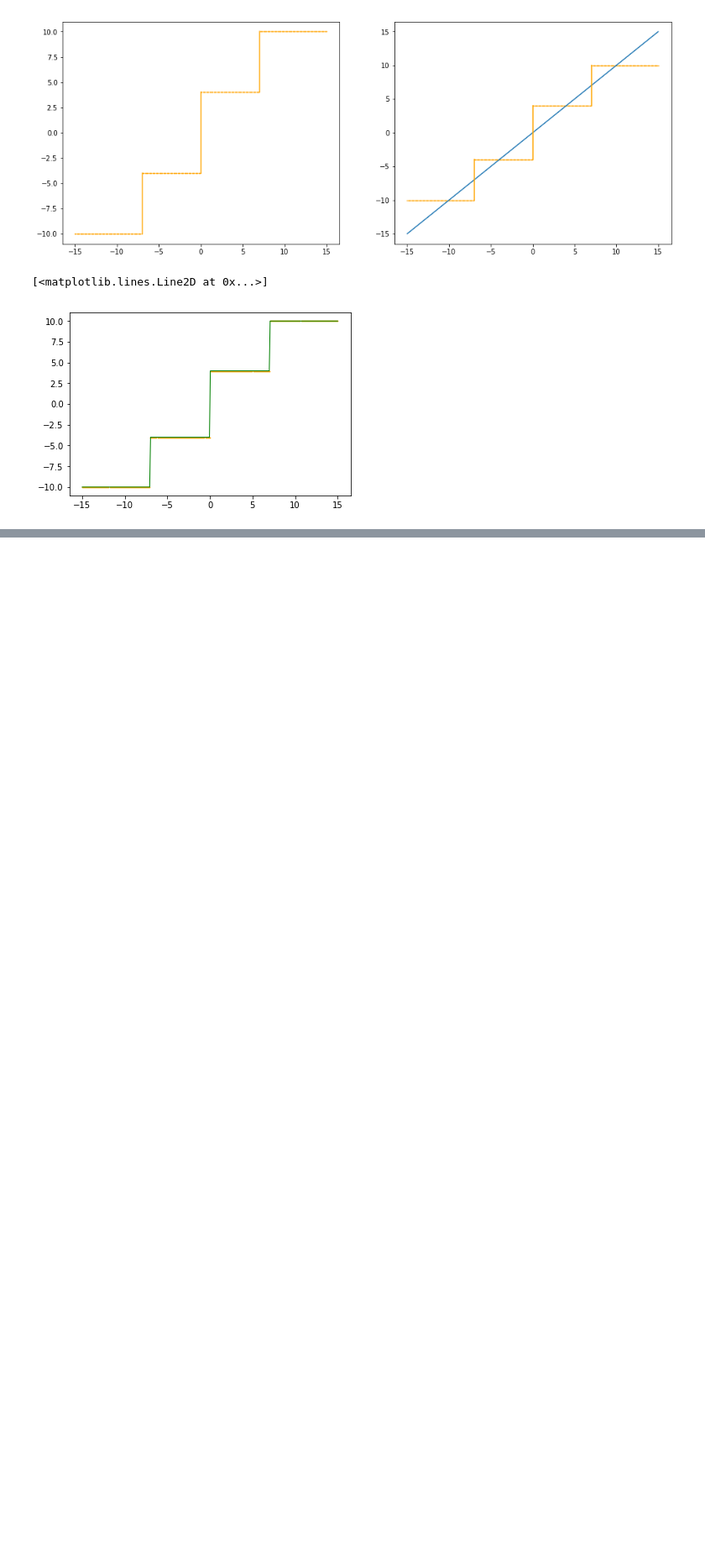
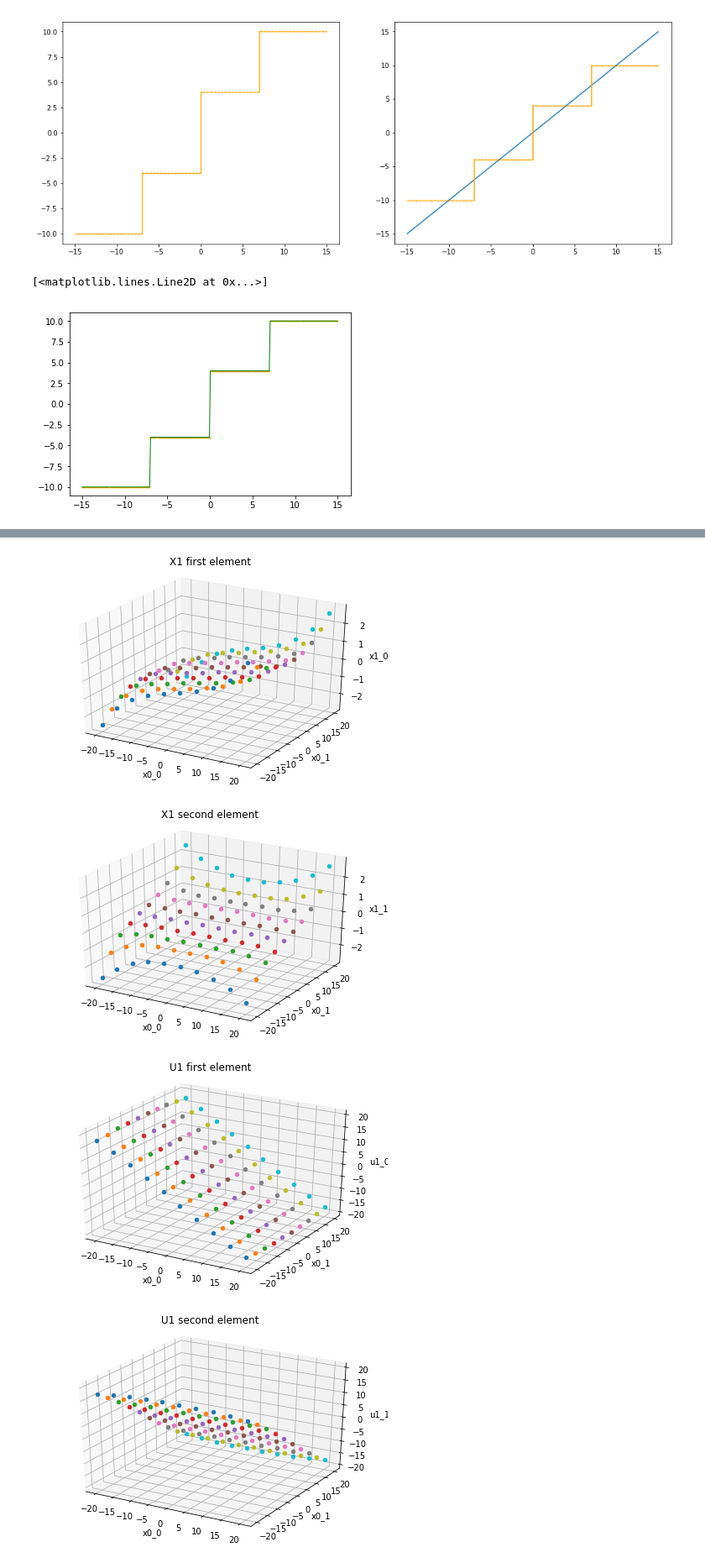
Before and after one commit to laurabrink13/Witsenhausen-Counterexample-with-NNs, a Jupyter notebook: misc.ipynb, the cells around one changed output, grey strips where cells are left out. Shown at 84% size. Cells and saved outputs as stored; diff of their text form; code cells hidden in the pictures; blank space fills up the shorter version.

Commit message:
update misc, nothing important

```diff
--- a/misc.ipynb
+++ b/misc.ipynb
@@ -161,0 +204,7 @@ plt.plot(x0_test, pw_step_function(x0_test), c='green', lw=1)
+# %%
+x_axis = x0_list[0][:, 0]
+y_axis = x0_list[0][:, 1]
+
+x1_test = x1_list[0]
+u1_test = np.array(x1_test - x0_list[0])
+num_test_intervals = len(x1_list[0])
@@ -161,0 +219,62 @@ plt.plot(x0_test, pw_step_function(x0_test), c='green', lw=1)
+# %%
+from mpl_toolkits.mplot3d import Axes3D
+# x_axis = np.linspace(-15, 15, num=num_test_intervals)
+# y_axis = np.linspace(-15, 15, num=num_test_intervals)
+
+# PLOT X1_0
+
+fig = plt.figure()
+fig.suptitle('X1 first element')
+ax = fig.gca(projection='3d')
+for i in range(num_test_intervals):
+        ax.scatter(x_axis[i], y_axis[i], x1_test[i][0])
+#         ax.scatter(x_axis[i], y_axis[j], x1_test[1,i,j])
+ax.set_xlabel('x0_0')
+ax.set_ylabel('x0_1')
+ax.set_zlabel('x1_0')
+plt.tight_layout()
+plt.show()
+
+# PLOT X1_1
+fig = plt.figure()
+fig.suptitle('X1 second element')
+ax = fig.gca(projection='3d')
+for i in range(num_test_intervals):
+        ax.scatter(x_axis[i], y_axis[i], x1_test[i][1])
+#         ax.scatter(x_axis[i], y_axis[j], x1_test[1,i,j])
+ax.set_xlabel('x0_0')
+ax.set_ylabel('x0_1')
+ax.set_zlabel('x1_1')
+plt.tight_layout()
+plt.show()
+
+# PLOT U1_0
+fig = plt.figure()
+fig.suptitle('U1 first element')
+ax = fig.gca(projection='3d')
+for i in range(num_test_intervals):
+        ax.scatter(x_axis[i], y_axis[i], u1_test[i][0])
+#         ax.scatter(x_axis[i], y_axis[j], x1_test[1,i,j])
+ax.set_xlabel('x0_0')
+ax.set_ylabel('x0_1')
+ax.set_zlabel('u1_0')
+plt.tight_layout()
+plt.show()
+
+# fig = plt.figure()
+fig = plt.figure()
+fig.suptitle('U1 second element')
+ax = fig.gca(projection='3d')
+for i in range(num_test_intervals):
+        ax.scatter(x_axis[i], y_axis[i], u1_test[i][1])
+#         ax.scatter(x_axis[i], y_axis[j], x1_test[1,i,j])
+ax.set_xlabel('x0_0')
+ax.set_ylabel('x0_1')
+ax.set_zlabel('u1_1')
+plt.tight_layout()
+plt.show()
+# %% [output]
+[figure, added]
+[figure, added]
+[figure, added]
+[figure, added]
```
Also changed, not shown: parts of 5 cells of this notebook, 5 other files.
